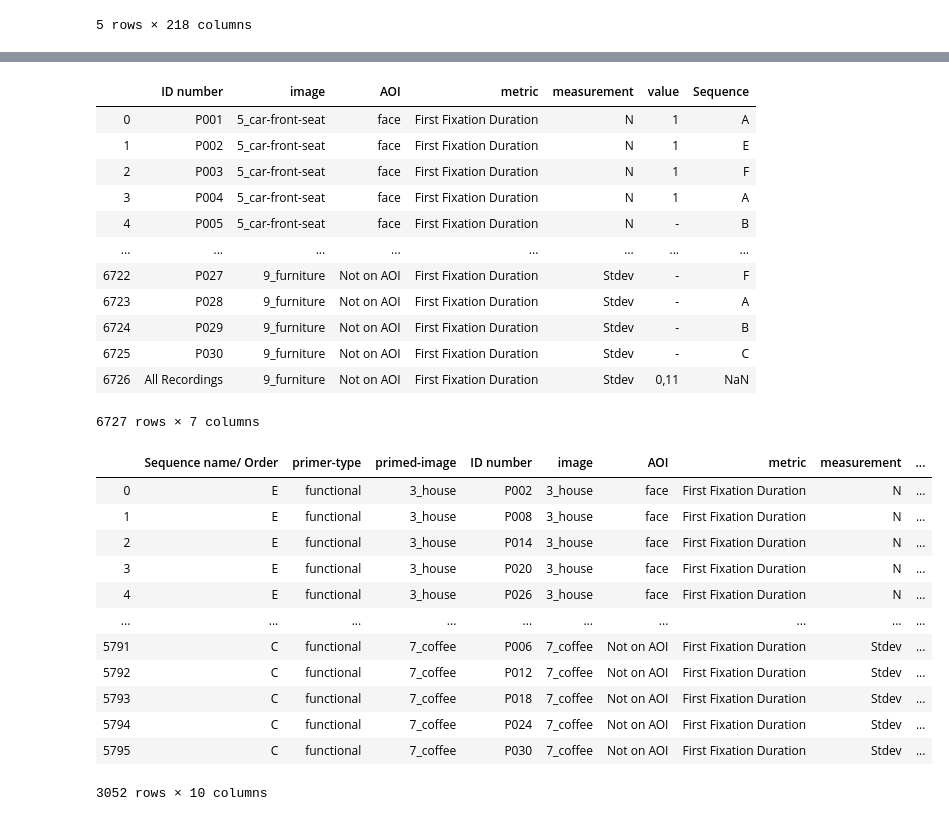
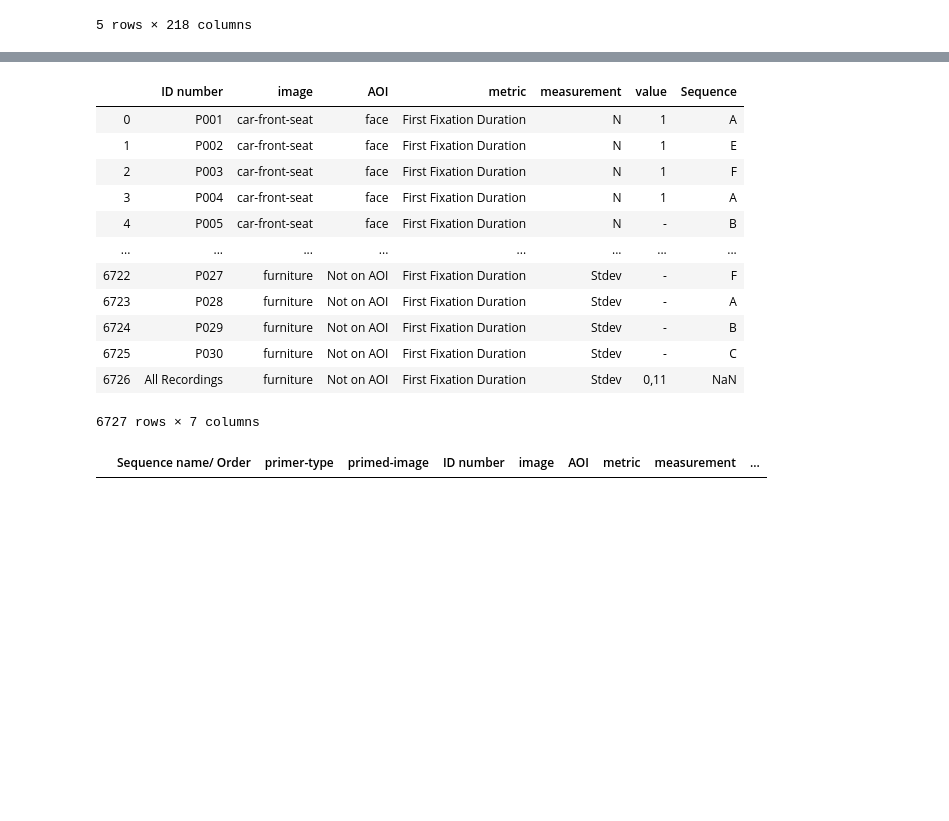
Before and after one commit to sallyi/eyetracking-cogsci-3, a Jupyter notebook: eyetracking-analysis.ipynb, the cells around one changed output, grey strips where cells are left out. Drawn from its saved outputs; the diff is of its cells as text; code cells hidden in the pictures; blank space fills up the shorter version.

Commit message:
time to first fixation almost done...

```diff
--- a/eyetracking-analysis.ipynb
+++ b/eyetracking-analysis.ipynb
@@ -104,7 +104,7 @@ subjects_df
 30 rows × 30 columns
 # %%
 def get_image_name(x):
-    match = re.match(r"(.+\.png)", x)
+    match = re.match(r"(.+\.(?:png|jpg))", x)
     if match is not None:
         #print(match.group(0))
         return '_'.join(match.group(0).split('.')[0].split('_')[2:])
@@ -157,17 +157,17 @@ first_fixation_dur_seq_df = first_fixation_dur_df.join(subjects_df.set_index("ID
 first_fixation_dur_seq_df
 # %% [output]
 |  | ID number | image | AOI | metric | measurement | value | Sequence |
-| 0 | P001 | 5_car-front-seat | face | First Fixation Duration | N | 1 | A |
-| 1 | P002 | 5_car-front-seat | face | First Fixation Duration | N | 1 | E |
-| 2 | P003 | 5_car-front-seat | face | First Fixation Duration | N | 1 | F |
-| 3 | P004 | 5_car-front-seat | face | First Fixation Duration | N | 1 | A |
-| 4 | P005 | 5_car-front-seat | face | First Fixation Duration | N | - | B |
+| 0 | P001 | car-front-seat | face | First Fixation Duration | N | 1 | A |
+| 1 | P002 | car-front-seat | face | First Fixation Duration | N | 1 | E |
+| 2 | P003 | car-front-seat | face | First Fixation Duration | N | 1 | F |
+| 3 | P004 | car-front-seat | face | First Fixation Duration | N | 1 | A |
+| 4 | P005 | car-front-seat | face | First Fixation Duration | N | - | B |
 | ... | ... | ... | ... | ... | ... | ... | ... |
-| 6722 | P027 | 9_furniture | Not on AOI | First Fixation Duration | Stdev | - | F |
-| 6723 | P028 | 9_furniture | Not on AOI | First Fixation Duration | Stdev | - | A |
-| 6724 | P029 | 9_furniture | Not on AOI | First Fixation Duration | Stdev | - | B |
-| 6725 | P030 | 9_furniture | Not on AOI | First Fixation Duration | Stdev | - | C |
-| 6726 | All Recordings | 9_furniture | Not on AOI | First Fixation Duration | Stdev | 0,11 | NaN |
+| 6722 | P027 | furniture | Not on AOI | First Fixation Duration | Stdev | - | F |
+| 6723 | P028 | furniture | Not on AOI | First Fixation Duration | Stdev | - | A |
+| 6724 | P029 | furniture | Not on AOI | First Fixation Duration | Stdev | - | B |
+| 6725 | P030 | furniture | Not on AOI | First Fixation Duration | Stdev | - | C |
+| 6726 | All Recordings | furniture | Not on AOI | First Fixation Duration | Stdev | 0,11 | NaN |
 6727 rows × 7 columns
 # %%
 sequence_order_primer_type_df = sequence_order_primer_type_df[(sequence_order_primer_type_df['primer-type'] ==
@@ -176,32 +176,15 @@ sequence_order_primer_type_df = sequence_order_primer_type_df[(sequence_order_pr
 # %%
 aoi_data_with_primers_df = pd.merge(sequence_order_primer_type_df, first_fixation_dur_seq_df, left_on=[
          'Sequence name/ Order', 'primed-image'], right_on=['Sequence','image']).rename(columns={'value_y': 'value',
                                                                                                 'value_x': 'primer-image-name'})
 
 def clean_val(x):
     if isinstance(x, int):
         return x
     if x == '-':
         return None
     if ',' in x:
         return float(re.sub(',', '.', x))
     return float(x)
-
-
-aoi_data_with_primers_df.value = aoi_data_with_primers_df.value.apply(clean_val)
-aoi_data_with_primers_df[aoi_data_with_primers_df.image == '3_house'] .to_csv('test_results.csv') # test output
-aoi_data_with_primers_df[aoi_data_with_primers_df['primer-type'] == 'functional']
 # %% [output]
 |  | Sequence name/ Order | primer-type | primed-image | ID number | image | AOI | metric | measurement | ... |
-| 0 | E | functional | 3_house | P002 | 3_house | face | First Fixation Duration | N | ... |
-| 1 | E | functional | 3_house | P008 | 3_house | face | First Fixation Duration | N | ... |
-| 2 | E | functional | 3_house | P014 | 3_house | face | First Fixation Duration | N | ... |
-| 3 | E | functional | 3_house | P020 | 3_house | face | First Fixation Duration | N | ... |
-| 4 | E | functional | 3_house | P026 | 3_house | face | First Fixation Duration | N | ... |
-| ... | ... | ... | ... | ... | ... | ... | ... | ... | ... |
-| 5791 | C | functional | 7_coffee | P006 | 7_coffee | Not on AOI | First Fixation Duration | Stdev | ... |
-| 5792 | C | functional | 7_coffee | P012 | 7_coffee | Not on AOI | First Fixation Duration | Stdev | ... |
-| 5793 | C | functional | 7_coffee | P018 | 7_coffee | Not on AOI | First Fixation Duration | Stdev | ... |
-| 5794 | C | functional | 7_coffee | P024 | 7_coffee | Not on AOI | First Fixation Duration | Stdev | ... |
-| 5795 | C | functional | 7_coffee | P030 | 7_coffee | Not on AOI | First Fixation Duration | Stdev | ... |
-3052 rows × 10 columns
```
Also changed, not shown: parts of 24 cells of this notebook.
